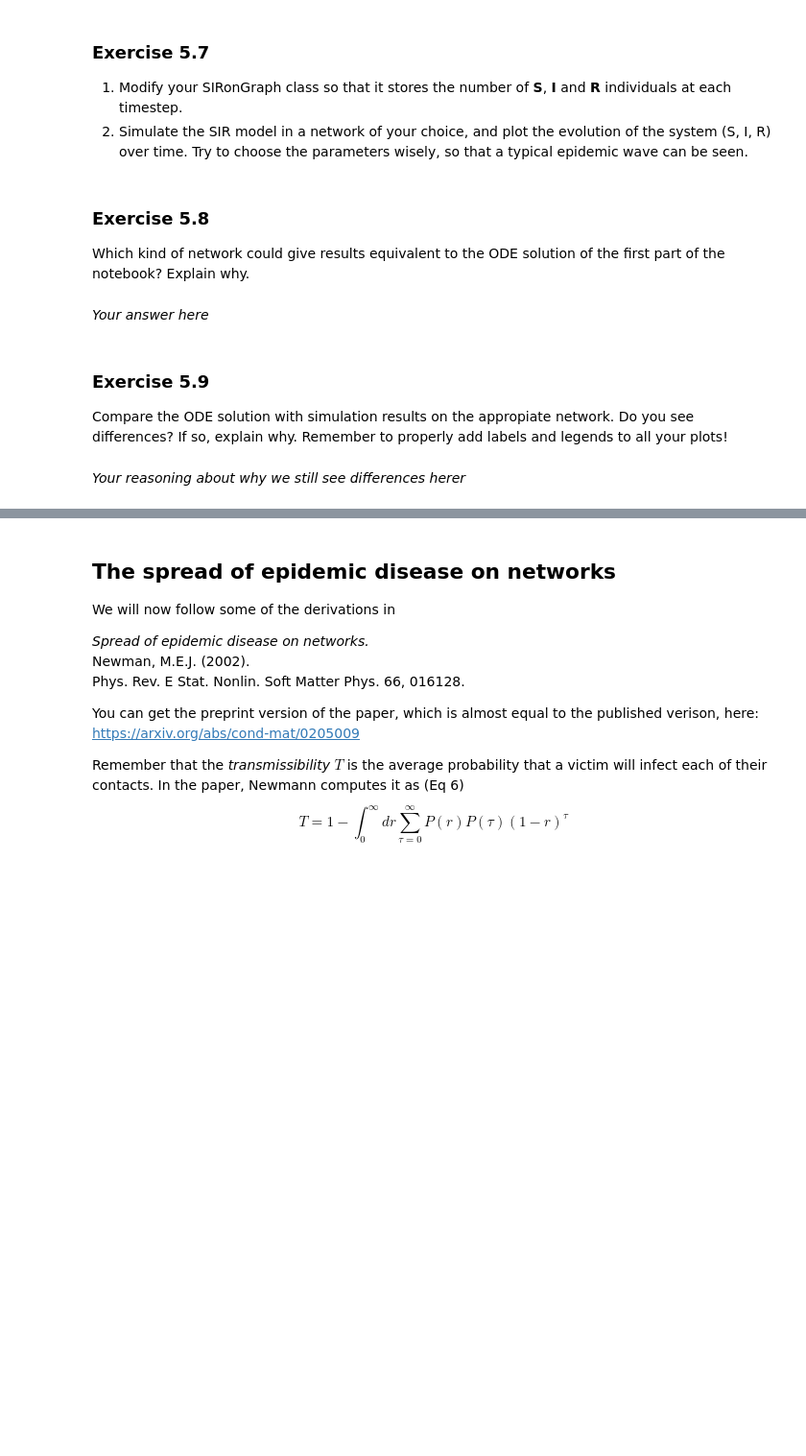
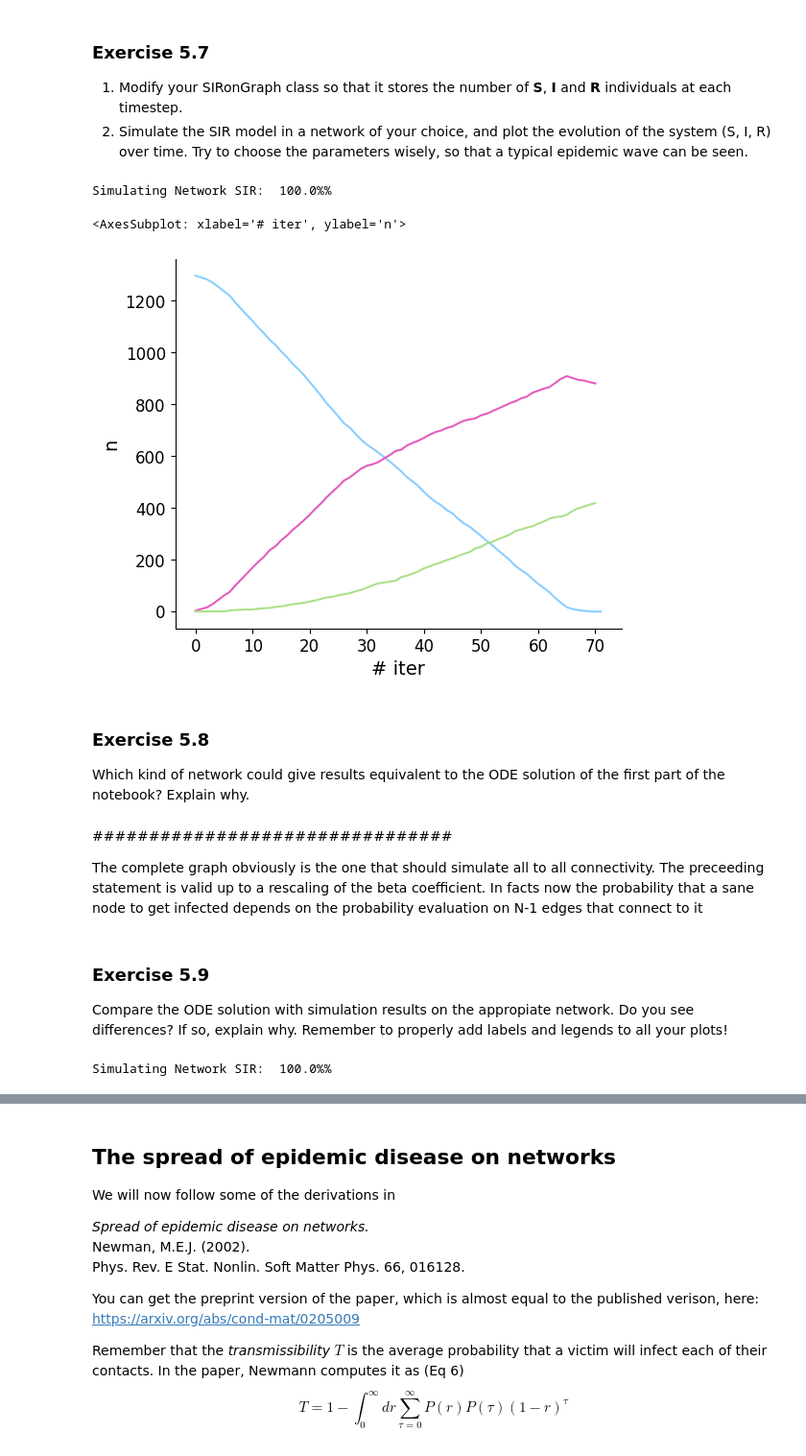
Before and after one commit to SwgAnno/stat-mech-python-course, a Jupyter notebook: notebooks/5-SIR-Model-Annoni.ipynb, the cells around one changed output, grey strips where cells are left out. Shown at 96% size. Drawn from its saved outputs; the diff is of its cells as text; code cells hidden in the pictures; blank space fills up the shorter version.

Commit message:
Notebook 5 All sims done

```diff
--- a/notebooks/5-SIR-Model-Annoni.ipynb
+++ b/notebooks/5-SIR-Model-Annoni.ipynb
@@ -617,12 +659,14 @@ class SIRonGraph:
 model = SIRonGraph(
     network=nx.hexagonal_lattice_graph(30, 20),
     initial_infected=[(10, 10), (2, 2), (2, 5)],
-    beta=.3,
-    gamma=.05
+    beta=.7,
+    gamma=.01
 )
 # %%
 # run the model for some time
-model.run( num_timesteps= 500)
+model.run( num_timesteps= 5000)
+# %% [output]
+Simulating Network SIR:  100.0%%
 # %%
 # extract evolution of S, I, R from model.history
-...
+hS, hI, hR = model.get_history()
@@ -632,8 +673,37 @@ model.run( num_timesteps= 500)
+# %%
+# plot S,I,R vs time
+
+def plot_SIR( S_data, I_data, R_data, ax = None):
+    if ax == None:
+        fig,ax =plt.subplots(1,1, figsize = (6,5))
+
+    ax.set_xlabel("# iter")
+    ax.set_ylabel("n")
+
+    # OPTIONAL to get the same colors for S, I, R plots over all the notebook, we can define a dictionary of colors
+    SIR_colors = {
+        "S": "#8aceff",
+        "I": "#e35dbf",
+        "R": "#ace08b"
+    }
+    ax.plot(S_data, color = SIR_colors["S"])
+    ax.plot(I_data, color = SIR_colors["I"])
+    ax.plot(R_data, color = SIR_colors["R"])
+
+    return ax
+
+plot_SIR(hS,hI,hR)
+# %% [output]
+<AxesSubplot: xlabel='# iter', ylabel='n'>
+[figure, added]
 # %% [markdown]
 ### Exercise 5.8
 Which kind of network could give results equivalent to the ODE solution of the first part of the notebook? Explain why.
-# %% [markdown]
-*Your answer here*
+# %% [markdown]
+################################
+
+The complete graph obviously is the one that should simulate all to all connectivity.
+The preceeding statement is valid up to a rescaling of the beta coefficient. In facts now the probability that a sane node to get infected depends on the probability evaluation on N-1 edges that connect to it
 # %% [markdown]
 ### Exercise 5.9
 Compare the ODE solution with simulation results on the appropiate network. Do you see differences? If so, explain why.
@@ -648,7 +718,6 @@ model = SIRonGraph(
 )
 # %%
 # run the model, extrarct results
-...
-...
-...
-...
+model.run(num_timesteps= 1000)
+# %% [output]
+Simulating Network SIR:  100.0%%
@@ -660,2 +723,0 @@ model = SIRonGraph(
-# %% [markdown]
-*Your reasoning about why we still see differences herer*
```
Also changed, not shown: parts of 32 cells of this notebook.
